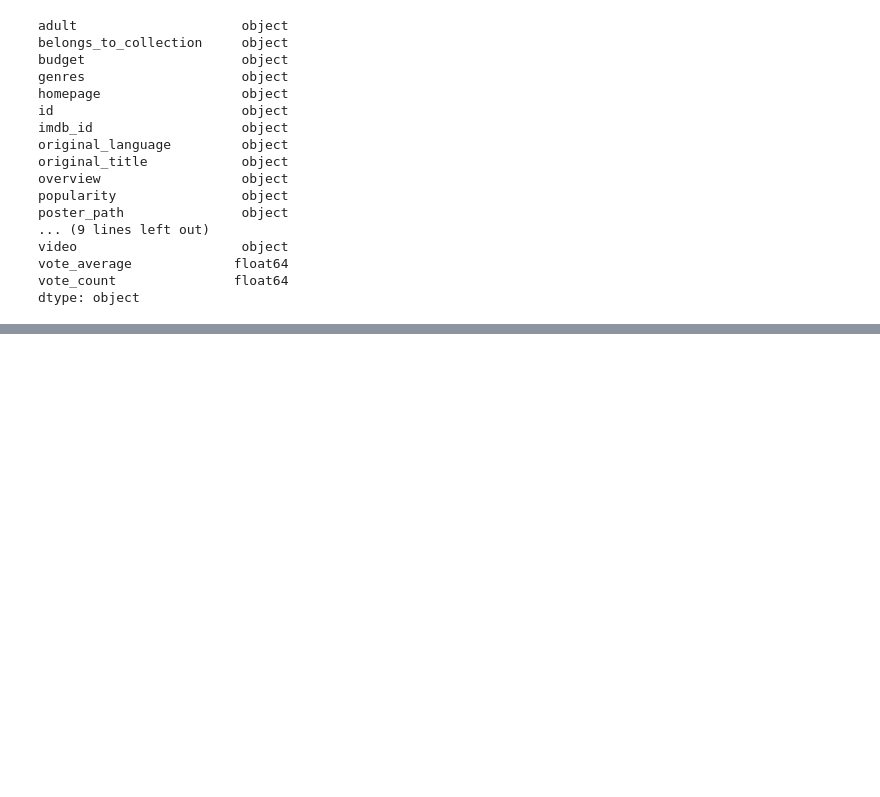
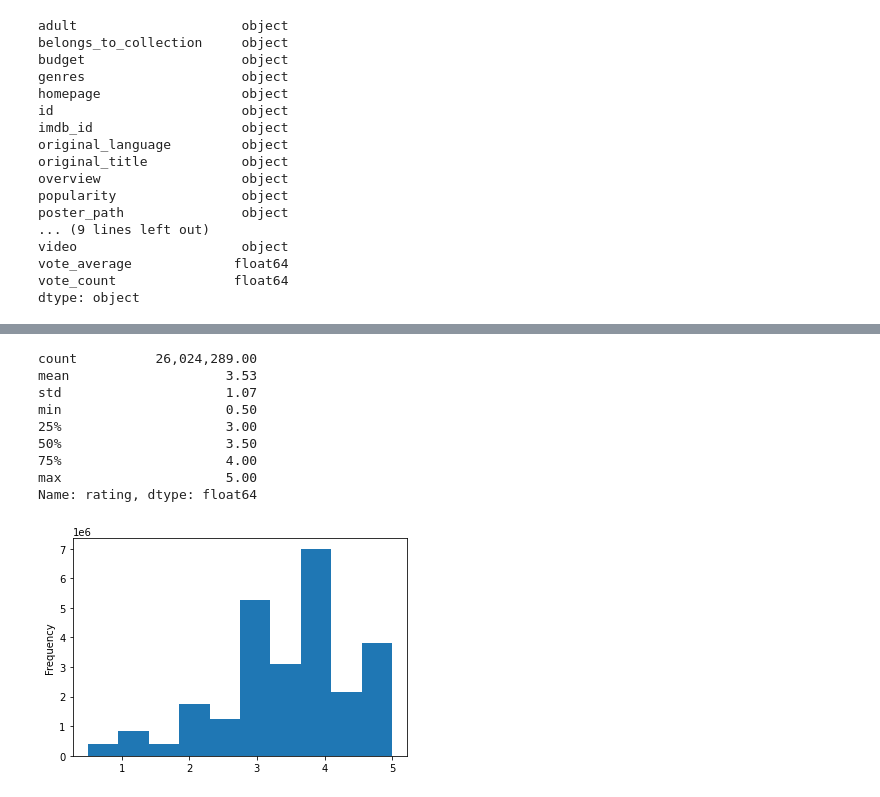
Before and after one commit to NShan9297/Movies-ETL, a Jupyter notebook: Ratings_and_Metadata.ipynb, the cells around one changed output, grey strips where cells are left out. Saved outputs shown, nothing was run; the diff lists cells and outputs as text; code cells hidden in the pictures; blank space fills up the shorter version.

```diff
--- a/Ratings_and_Metadata.ipynb
+++ b/Ratings_and_Metadata.ipynb
@@ -83,0 +173,4 @@ dtype: object
+# %%
+# assigning the Unix to timestamp column
+ratings['timestamp'] = pd.to_datetime(ratings['timestamp'], unit='s')
+ratings['timestamp']
@@ -83,0 +190,16 @@ dtype: object
+# %%
+# finding the statistics of the actual ratings--Creating a Histogram, then using describe to print out stats on Cen ten and spread
+pd.options.display.float_format = '{:20,.2f}'.format
+ratings['rating'].plot(kind='hist')
+ratings['rating'].describe()
+# %% [output]
+count          26,024,289.00
+mean                    3.53
+std                     1.07
+min                     0.50
+25%                     3.00
+50%                     3.50
+75%                     4.00
+max                     5.00
+Name: rating, dtype: float64
+[figure, added]
```
Also changed, not shown: parts of 14 cells of this notebook, 1 other file.
